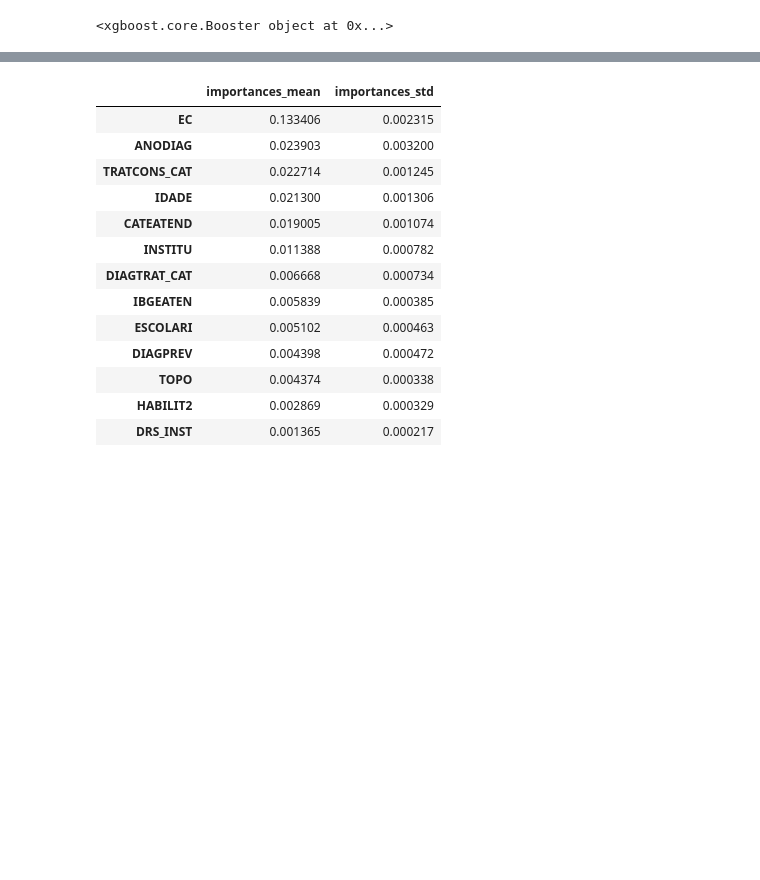
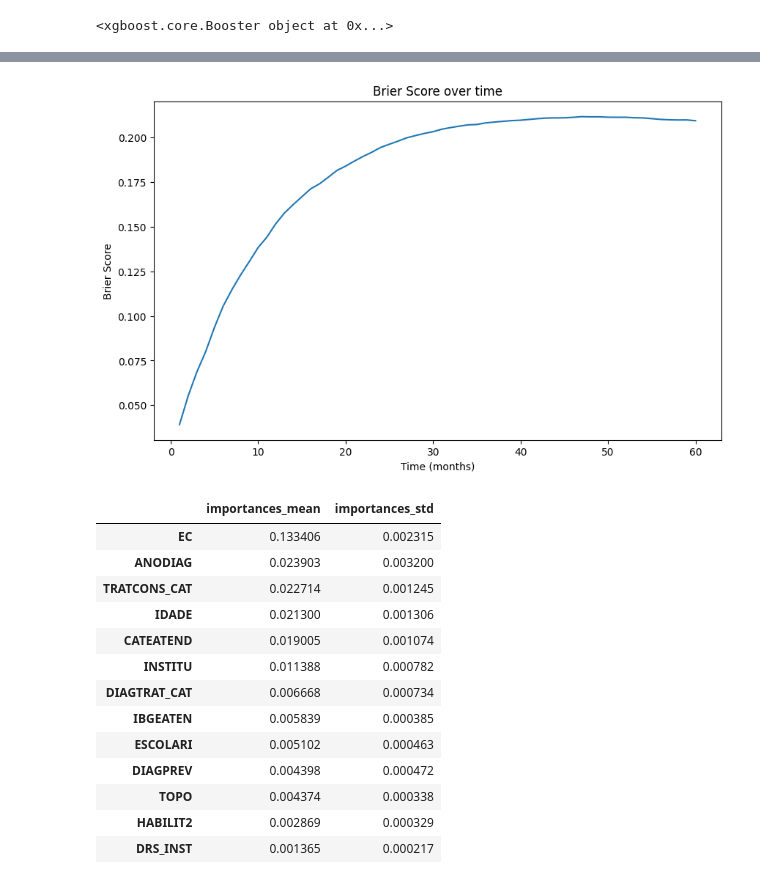
Before and after one commit to CDIA-NSEE/ml_survival, a Jupyter notebook: Colorectal/[Colorectal] Survival Models.ipynb, the cells around one changed output, grey strips where cells are left out. Drawn from its saved outputs; the diff is of its cells as text; code cells hidden in the pictures; blank space fills up the shorter version.

```diff
--- a/Colorectal/[Colorectal] Survival Models.ipynb
+++ b/Colorectal/[Colorectal] Survival Models.ipynb
@@ -1520,12 +1561,8 @@ print('C-Index')  # Print label for C-Index
 print(f'> Test: {final_c_index}')  # Print C-Index for the test set
 print(f'> Train: {final_c_index_train}')  # Print C-Index for the training set
 
-# Calculate the C-Index IPCW (Inverse Probability of Censoring Weight)
-surv_risks = best.predict(dtest)  # Survival risks for the test set
-surv_risks_train = best.predict(dtrain)  # Survival risks for the training set
-
-c_index_ipcw = concordance_index_ipcw(y_train, y_test, surv_risks)  # C-Index IPCW for the test set
-c_index_ipcw_train = concordance_index_ipcw(y_train, y_train, surv_risks_train)  # C-Index IPCW for the training set
+c_index_ipcw = concordance_index_ipcw(y_train, y_test, y_pred)  # C-Index IPCW for the test set
+c_index_ipcw_train = concordance_index_ipcw(y_train, y_train, y_pred_train)  # C-Index IPCW for the training set
 
 print('\nC-Index IPCW')  # Print label for C-Index IPCW
 print(f'> Test: {c_index_ipcw[0]}')  # Print IPCW C-Index for the test set
@@ -1619,0 +1578,73 @@ Integrated Brier Score (IBS): 0.3710
+# %%
+# Center and standardize the risks (avoid min-max normalization)
+scaler = StandardScaler()
+surv_risks_scaled = scaler.fit_transform(surv_risks.reshape(-1, 1)).flatten()
+
+# Convert risks to hazard ratios (if the SSVM returns log-hazard values)
+hazard_ratio = np.exp(surv_risks_scaled)  # Adjust this conversion as needed based on the model output
+
+# Calculate the baseline survival curve on the training data using the Kaplan-Meier estimator
+time_train, survival_prob_train = kaplan_meier_estimator(
+    y_train["event"],
+    y_train["time"]
+)
+
+# Compute the smoothed baseline hazard by taking the negative logarithm of the survival probability
+baseline_hazard = -np.log(survival_prob_train + 1e-8)  # Add a small constant to avoid log(0)
+baseline_hazard = np.nan_to_num(baseline_hazard, nan=0.0, posinf=0.0)  # Replace NaNs and infinities with 0
+
+# Calculate S(t) = exp(-HR * H0(t)) for the test set, where HR is the hazard ratio and H0(t) is the baseline hazard
+survival_probs_test = np.exp(-hazard_ratio[:, np.newaxis] * baseline_hazard)
+
+# Define time points of interest (ensuring they fall within the observed range)
+time_points = np.arange(1, 61, 1)  # From 1 to 60 months
+
+# Perform stepwise interpolation (similar to Kaplan-Meier step functions)
+interp_func = interp1d(
+    time_train,
+    survival_probs_test,
+    kind='previous',  # Important for maintaining a step function behavior
+    axis=1,
+    bounds_error=False,
+    fill_value=(1.0, 0.0)  # Conservative extrapolation: 1.0 before and 0.0 after the known range
+)
+
+# Obtain the interpolated survival probabilities for the defined time points
+surv_probs_interp = interp_func(time_points)
+
+# Enforce monotonicity: ensure survival probabilities do not increase over time
+surv_probs_interp = np.minimum.accumulate(surv_probs_interp, axis=1)
+
+# Clip values to ensure they are within valid bounds [0, 1]
+surv_probs_final = np.clip(surv_probs_interp, 0.0, 1.0)
+
+# Calculate the Brier Score at the specified time points
+brier_scores = brier_score(
+    y_train,  # Training data used to estimate censoring
+    y_test,   # Test data
+    surv_probs_final,
+    time_points
+)
+
+# Calculate the Integrated Brier Score (IBS) over the entire time range
+ibs = integrated_brier_score(
+    y_train,  # Training data used to estimate censoring
+    y_test,   # Test data
+    surv_probs_final,
+    time_points
+)
+
+# Print the Brier Score at specific time points: 12, 36, and 60 months
+print(f"Brier Score at 12 months: {brier_scores[1][11]}")
+print(f"Brier Score at 36 months: {brier_scores[1][35]}")
+print(f"Brier Score at 60 months: {brier_scores[1][59]}")
+print(f"\nIntegrated Brier Score (IBS): {ibs}")
+
+# Plot the Brier Score over time
+plt.figure(figsize=(10, 6))
+plt.plot(time_points, brier_scores[1])
+plt.xlabel("Time (months)")
+plt.ylabel("Brier Score")
+plt.title("Brier Score over time")
+plt.show()
+# %% [output]
@@ -1620,3 +1656,4 @@ Integrated Brier Score (IBS): 0.3710
+[figure, added]
 # %%
 # Best features by permutation importance
 calculate_permutation_importance_xgb(best, X_test, y_test, feat_cols, random_state=seed)  # Calculate permutation importance of features for the best model
```
Also changed, not shown: parts of 29 cells of this notebook.
